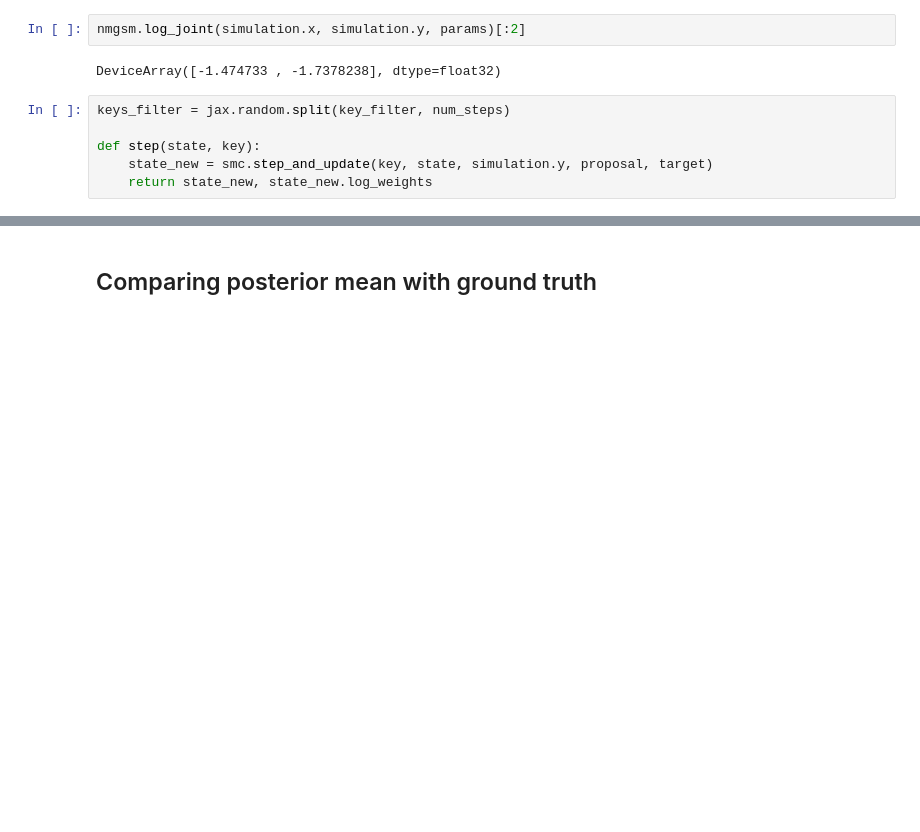
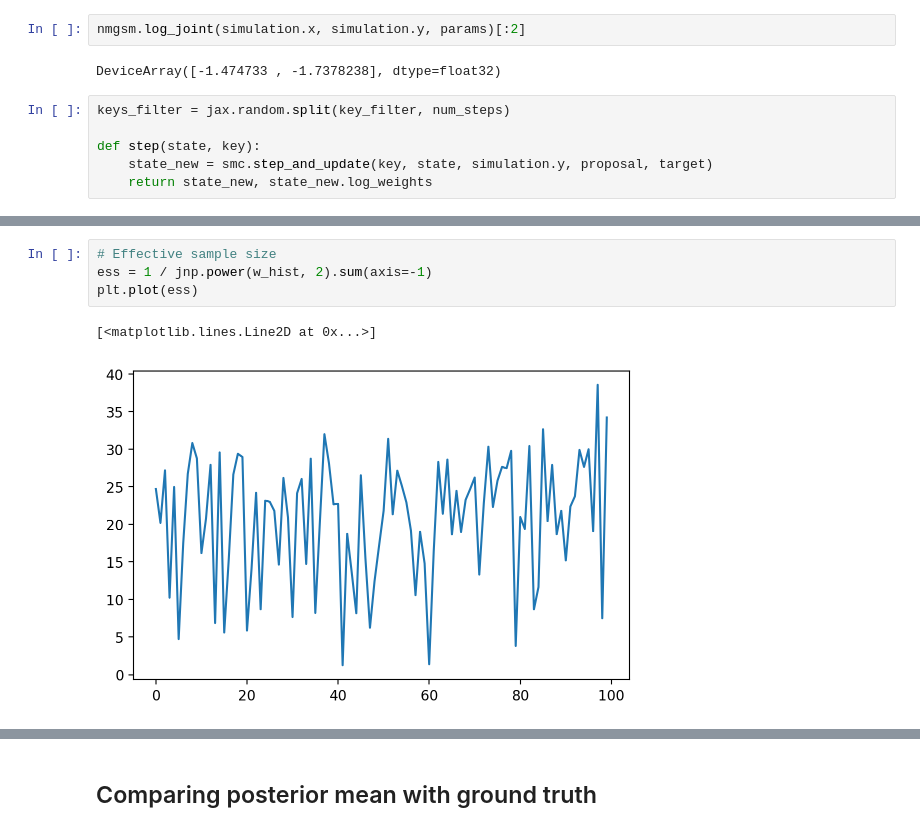
Before and after one commit to gerdm/elements-smc, a Jupyter notebook: notebooks/04-smc-nmgsm.ipynb, the cells around one changed output, grey strips where cells are left out. Cells and saved outputs as stored; diff of their text form; blank space fills up the shorter version.

```diff
--- a/notebooks/04-smc-nmgsm.ipynb
+++ b/notebooks/04-smc-nmgsm.ipynb
@@ -111,3 +118,10 @@ smc:  -145.7333
+# %%
+# Effective sample size
+ess = 1 / jnp.power(w_hist, 2).sum(axis=-1)
+plt.plot(ess)
+# %% [output]
+[<matplotlib.lines.Line2D at 0x...>]
+[figure, added]
 # %%
 plt.plot(mll_true.cumsum(), label="true")
 plt.plot(mll_est.cumsum(), label="est-smc")
```
Also changed, not shown: parts of 11 cells of this notebook.
